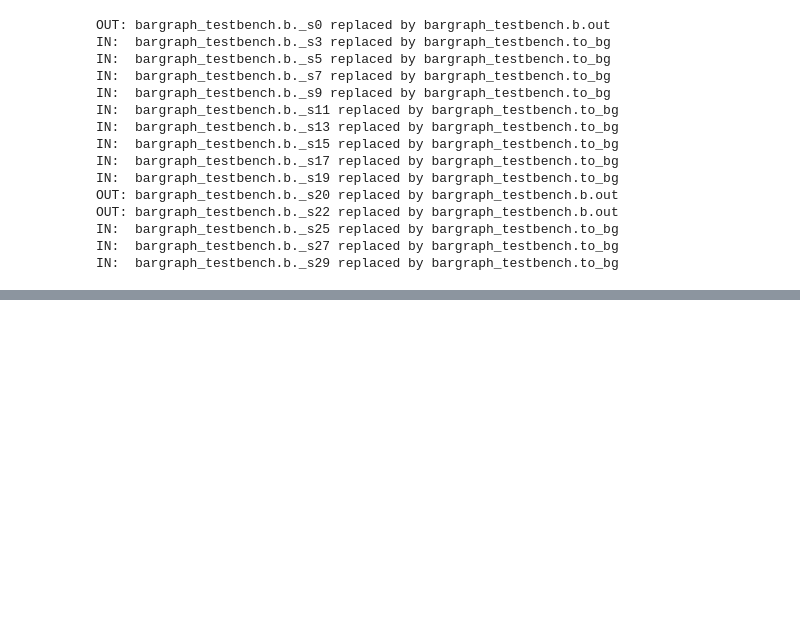
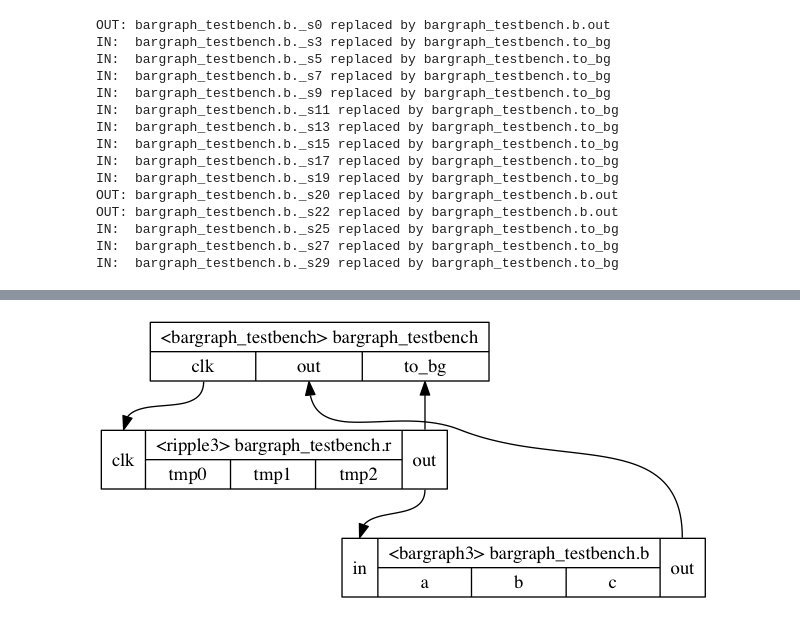
Before and after one commit to mplewis/iverilog-netlist-processing, a Jupyter notebook: Netlist processing.ipynb, the cells around one changed output, grey strips where cells are left out. Cells and saved outputs as stored; diff of their text form; code cells hidden in the pictures; blank space fills up the shorter version.

```diff
--- a/Netlist processing.ipynb
+++ b/Netlist processing.ipynb
@@ -471,0 +560,16 @@ for net in [n for n in net_manager.nets.values() if len(n.members) > 1]:
+# %%
+graph = '''
+digraph mygraph {
+    node [shape=record];
+    bargraph_testbench [label="{ \<bargraph_testbench\> bargraph_testbench | { <clk>clk | <out>out | <to_bg>to_bg } }"];
+    bargraph_testbench_b [label="{ <in>in } | { \<bargraph3\> bargraph_testbench.b | { <a>a | <b>b | <c>c } } | { <out>out }"];
+    bargraph_testbench_r [label="{ <clk>clk } | { \<ripple3\> bargraph_testbench.r | { <tmp0>tmp0 | <tmp1>tmp1 | <tmp2>tmp2 } } | { <out>out }"];
+    bargraph_testbench_b:out -> bargraph_testbench:out;
+    bargraph_testbench:clk -> bargraph_testbench_r:clk;
+    bargraph_testbench_r:out -> bargraph_testbench_b:in;
+    bargraph_testbench_r:out -> bargraph_testbench:to_bg;
+}
+'''
+show_dot(graph)
+# %% [output]
+[figure, added]
```
Also changed, not shown: parts of 12 cells of this notebook.
